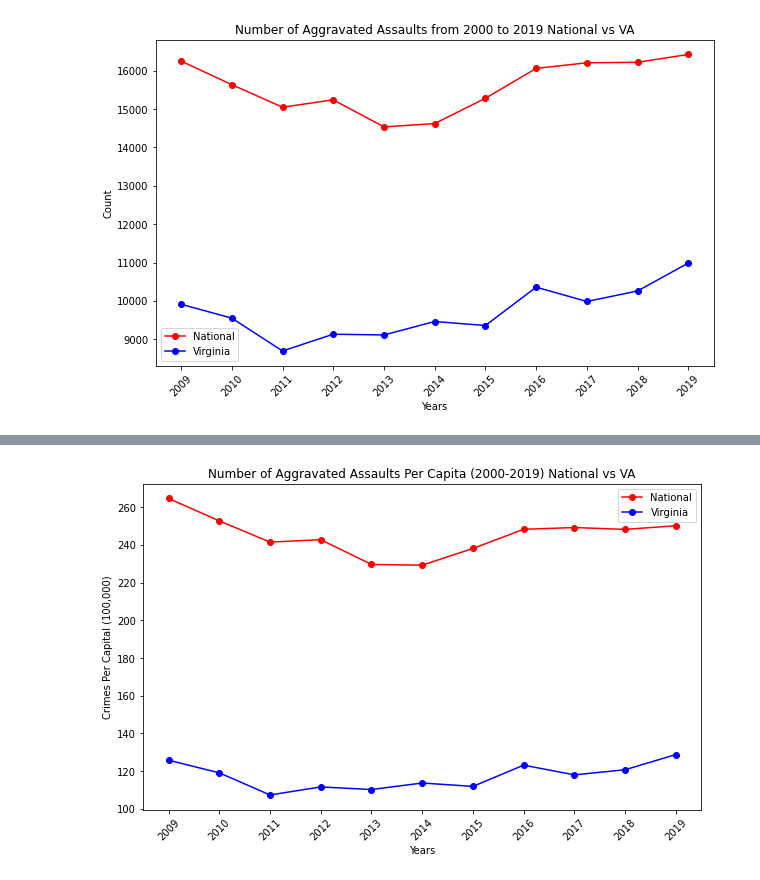
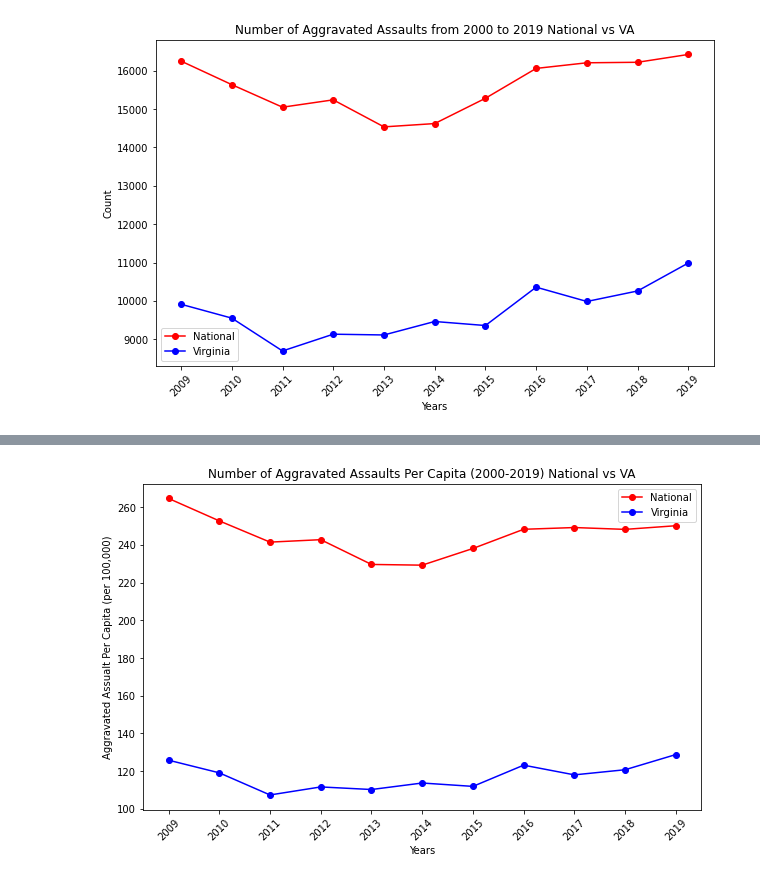
Before and after one commit to xb12mel/Project_1_FBI_Data, a Jupyter notebook: FBISummaryDataVisual.ipynb, the cells around one changed output, grey strips where cells are left out. Cells and saved outputs as stored; diff of their text form; code cells hidden in the pictures.

Commit message:
Adding file to get figures and save them

```diff
--- a/FBISummaryDataVisual.ipynb
+++ b/FBISummaryDataVisual.ipynb
@@ -409,3 +298,14 @@ plt.legend(handles=[graph, graph2], loc="best")
 plt.show()
 # %% [output]
 [figure]
+# %%
+# Turning column into a list off the already sorted data frame
+sorted_list = year_search_df["National Aggravated Assault"].tolist()
+sorted_list
+
+# Pulling national population into a list
+sorted_pop_list = year_search_df["Population"].tolist()
+
+# Converting into national per capita
+nat_per_capita = [(int(c) / int(p))*100000 for c,p in zip(sorted_list, sorted_pop_list)]
+nat_per_capita
@@ -411,0 +324,11 @@ plt.show()
+# %%
+# Turning column into a list off the already sorted data frame
+va_sorted_list = va_year_search_df["Virginia Aggravated Assault"].tolist()
+va_sorted_list
+
+# Pulling VA population as list
+va_sorted_pop_list = va_year_search_df["Virginia Population"].tolist()
+
+# Converting data to per capita
+va_per_capita = [(int(c) / int(p))*100000 for c,p in zip(va_sorted_list, va_sorted_pop_list)]
+va_per_capita
@@ -412,15 +369,16 @@ plt.show()
 # %%
-# GRAPHING PER CAPITA DATA
+# GRAPHING PER CAPITA DATA (AGGRAVATED ASSAULT)
 plt.figure(figsize=(10,6))
 years = [2009, 2010, 2011, 2012, 2013, 2014, 2015, 2016, 2017, 2018, 2019]
 graph, = plt.plot(years, nat_per_capita, marker = "o", color="red", label="National")
 graph2, = plt.plot(years, va_per_capita, marker = "o", color="blue", label="Virginia")
 plt.xticks(nat_year, rotation=45)
 
 plt.xlabel("Years")
-plt.ylabel("Crimes Per Capital (100,000)")
+plt.ylabel("Aggravated Assualt Per Capita (per 100,000)")
 plt.title("Number of Aggravated Assaults Per Capita (2000-2019) National vs VA")
 plt.legend(handles=[graph, graph2], loc="best")
+plt.savefig("OutputData/LineAggravatedAssualtCapita.png")
 plt.show()
 # %% [output]
-[figure, old version]
+[figure, new version]
```
Also changed, not shown: parts of 28 cells of this notebook, 13 other files.
